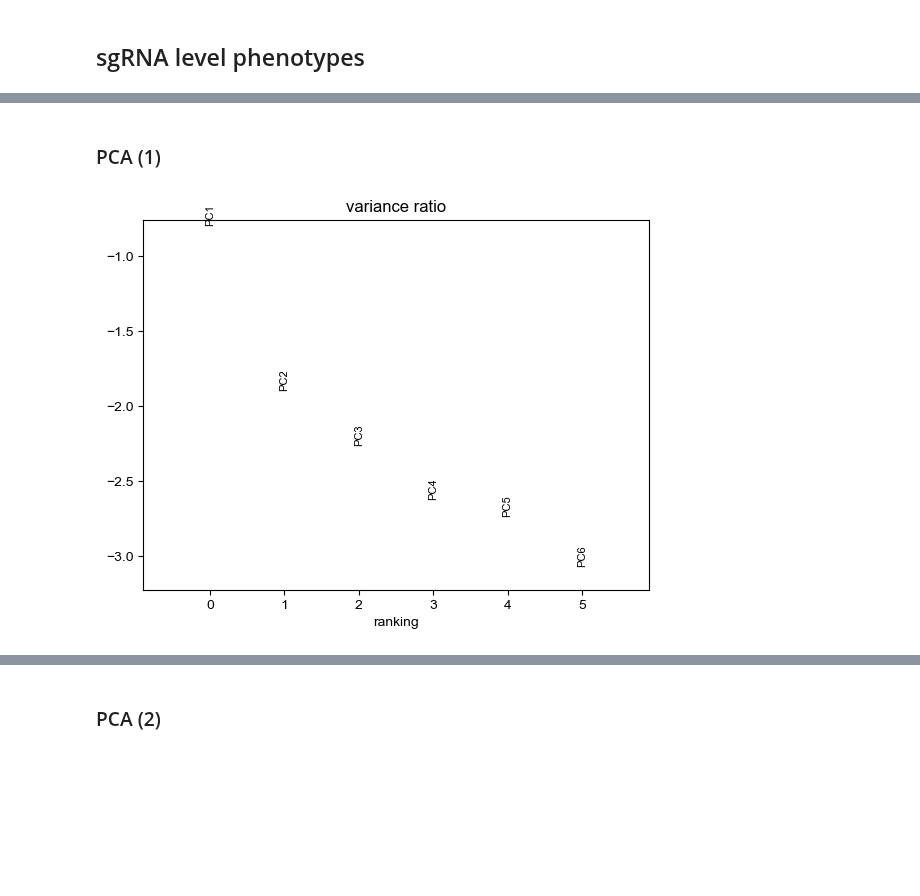
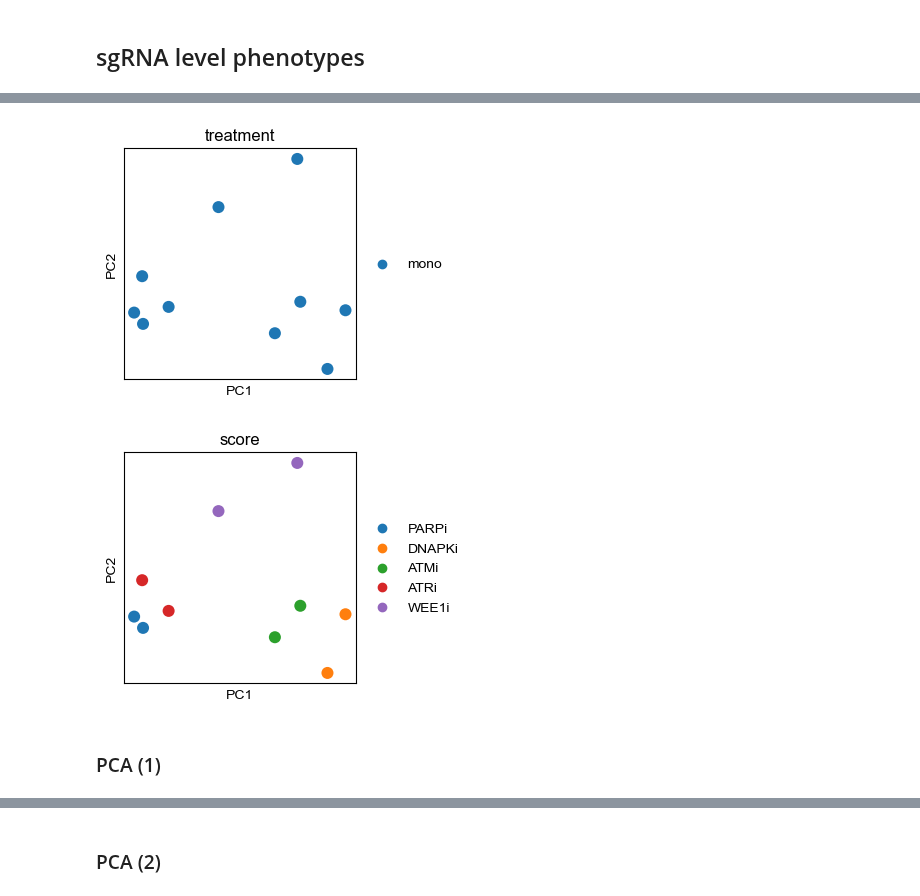
Before and after one commit to abearab/DDRi-screens, a Jupyter notebook: 1-correlations.ipynb, the cells around one changed output, grey strips where cells are left out. Cells and saved outputs as stored; diff of their text form; code cells hidden in the pictures; blank space fills up the shorter version.

```diff
--- a/1-correlations.ipynb
+++ b/1-correlations.ipynb
@@ -94,0 +188,16 @@ AnnData object with n_obs × n_vars = 10 × 97228
+# %%
+with rc_context({'figure.figsize': (3, 3)}):
+    sc.pl.pca(
+        Ci_pdata_mono,
+        size=300,
+        color=['treatment'],
+    )  # plot the pca results with color as mouse.id
+with rc_context({'figure.figsize': (3, 3)}):
+    sc.pl.pca(
+        Ci_pdata_mono,
+        size=300,
+        color=['score'],
+    )  # plot the pca results with color as mouse.id
+# %% [output]
+[figure, added]
+[figure, added]
@@ -99,4 +213,0 @@ sc.tl.pca(Ci_pdata_ave, svd_solver='arpack')
-# %%
-sc.pl.pca_variance_ratio(Ci_pdata_ave, log=True, n_pcs=5) # scanpy generates the filename automatically
-# %% [output]
-[figure, removed]
```
Also changed, not shown: parts of 47 cells of this notebook, 3 other files.
